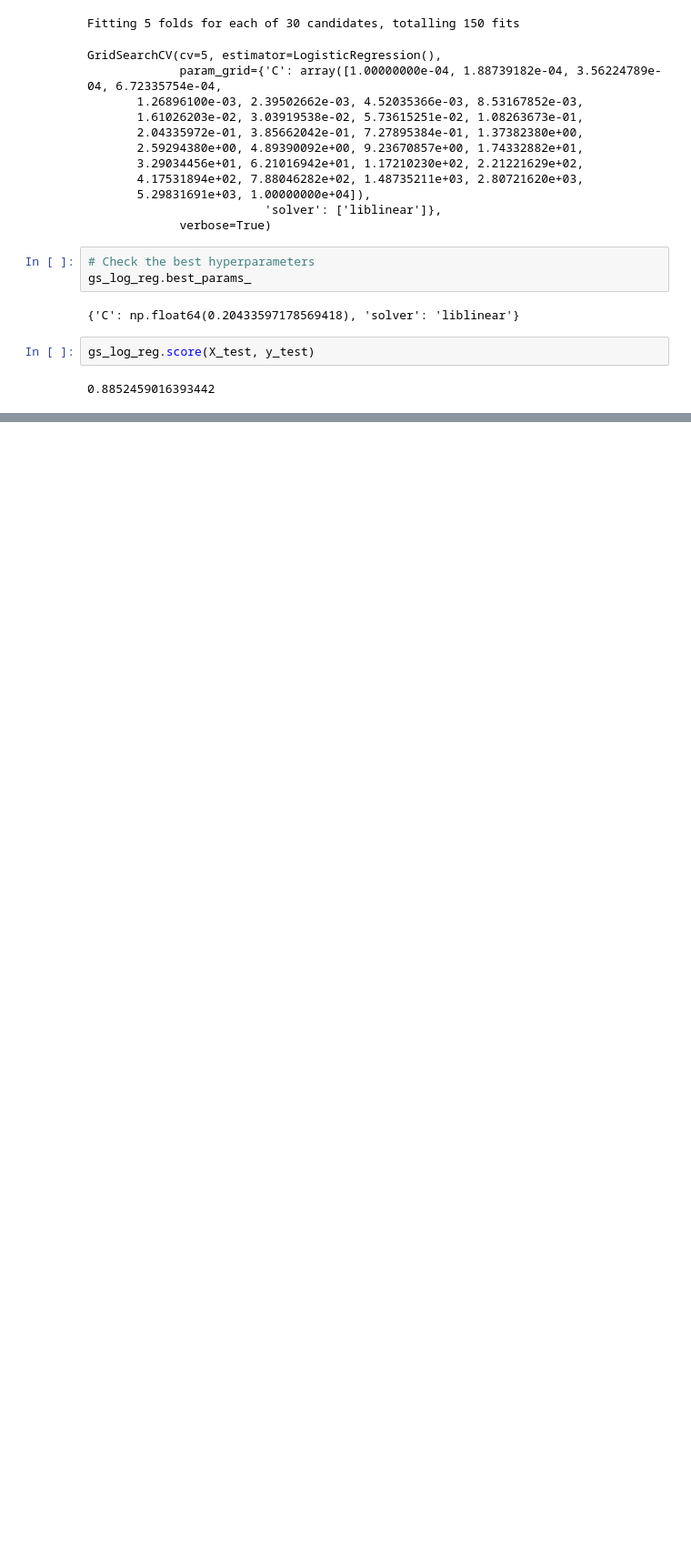
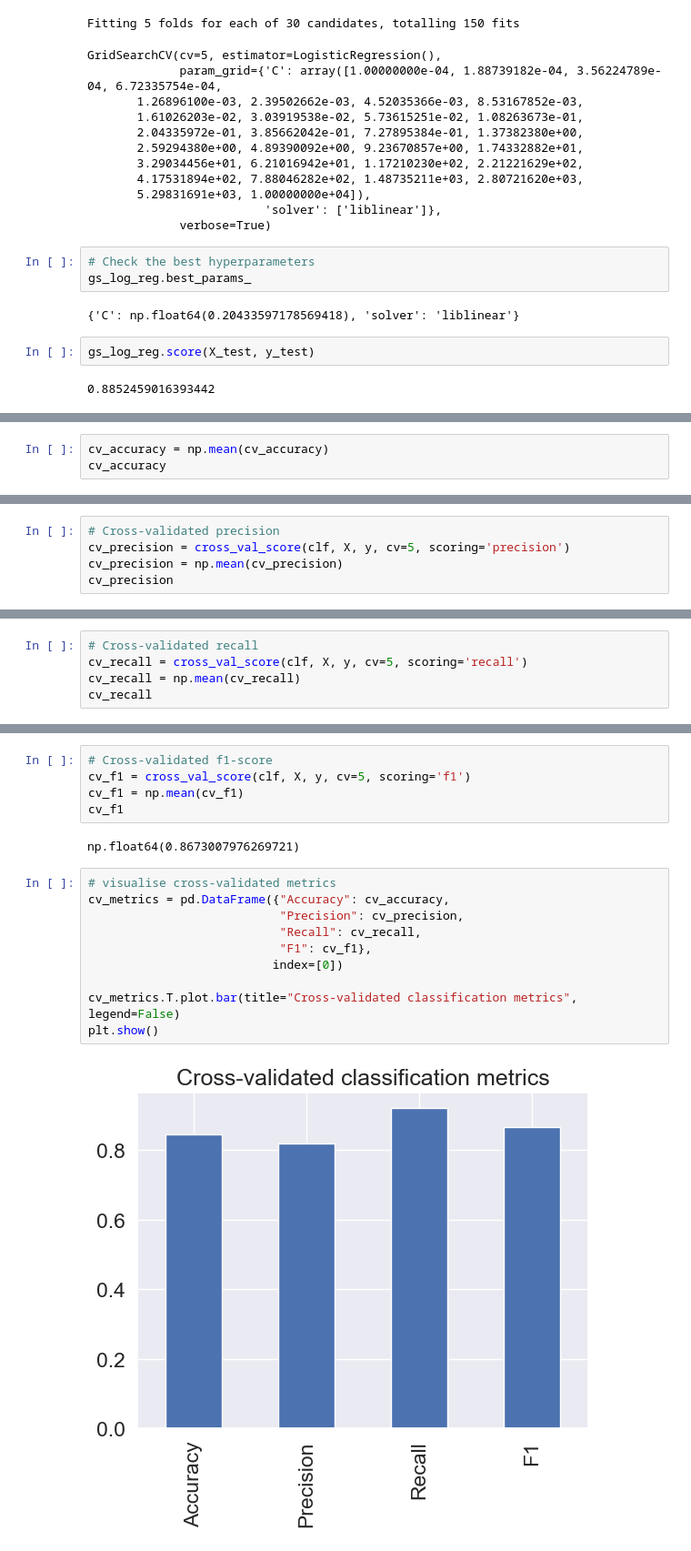
Before and after one commit to pavan-kumar-v-pkv/ML_heart_disease, a Jupyter notebook: notebooks/end-to-end-heart-disease-classification.ipynb, the cells around one changed output, grey strips where cells are left out. Shown: that part at 91% size. Cells and saved outputs as stored; diff of their text form; blank space fills up the shorter version.

```diff
--- a/notebooks/end-to-end-heart-disease-classification.ipynb
+++ b/notebooks/end-to-end-heart-disease-classification.ipynb
@@ -662,0 +768,3 @@ gs_log_reg.score(X_test, y_test)
+# %%
+cv_accuracy = np.mean(cv_accuracy)
+cv_accuracy
@@ -662,0 +773,5 @@ gs_log_reg.score(X_test, y_test)
+# %%
+# Cross-validated precision
+cv_precision = cross_val_score(clf, X, y, cv=5, scoring='precision')
+cv_precision = np.mean(cv_precision)
+cv_precision
@@ -662,0 +780,5 @@ gs_log_reg.score(X_test, y_test)
+# %%
+# Cross-validated recall
+cv_recall = cross_val_score(clf, X, y, cv=5, scoring='recall')
+cv_recall = np.mean(cv_recall)
+cv_recall
@@ -662,0 +787,19 @@ gs_log_reg.score(X_test, y_test)
+# %%
+# Cross-validated f1-score
+cv_f1 = cross_val_score(clf, X, y, cv=5, scoring='f1')
+cv_f1 = np.mean(cv_f1)
+cv_f1
+# %% [output]
+np.float64(0.8673007976269721)
+# %%
+# visualise cross-validated metrics
+cv_metrics = pd.DataFrame({"Accuracy": cv_accuracy,
+                           "Precision": cv_precision,
+                           "Recall": cv_recall,
+                           "F1": cv_f1},
+                          index=[0])
+
+cv_metrics.T.plot.bar(title="Cross-validated classification metrics", legend=False)
+plt.show()
+# %% [output]
+[figure, added]
```
Also changed, not shown: parts of 26 cells of this notebook.
